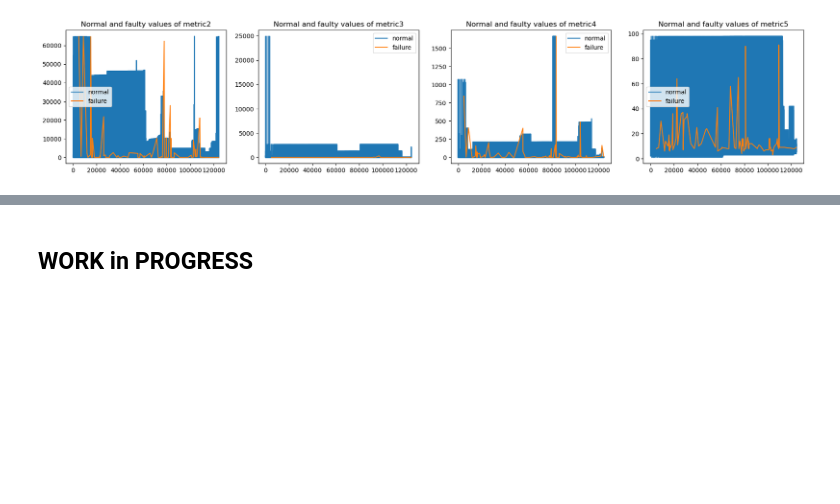
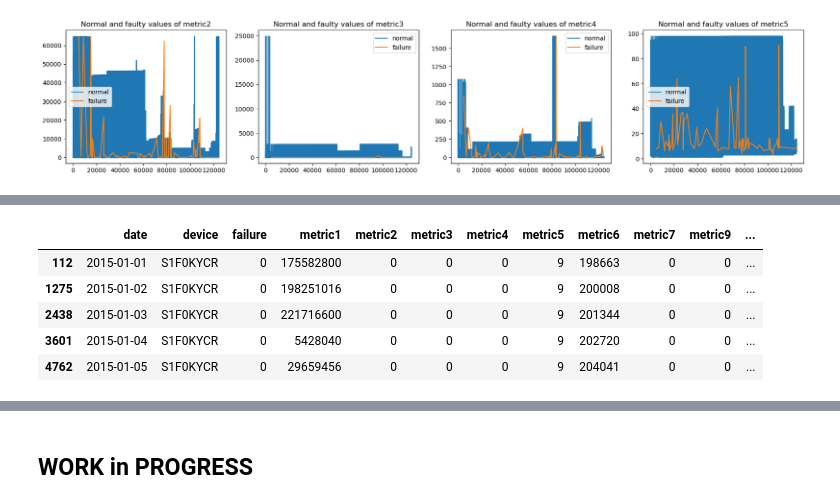
Before and after one commit to tamaricki/Projects, a Jupyter notebook: predictive_maintenance.ipynb, the cells around one changed output, grey strips where cells are left out. Drawn from its saved outputs; the diff is of its cells as text; code cells hidden in the pictures; blank space fills up the shorter version.

```diff
--- a/predictive_maintenance.ipynb
+++ b/predictive_maintenance.ipynb
@@ -120,0 +132,11 @@ plt.show()
+# %%
+#check on one device with multiple entries the
+example = data[data['device']=='S1F0KYCR']
+example.head()
+# %% [output]
+|  | date | device | failure | metric1 | metric2 | metric3 | metric4 | metric5 | metric6 | metric7 | metric9 | ... |
+| 112 | 2015-01-01 | S1F0KYCR | 0 | 175582800 | 0 | 0 | 0 | 9 | 198663 | 0 | 0 | ... |
+| 1275 | 2015-01-02 | S1F0KYCR | 0 | 198251016 | 0 | 0 | 0 | 9 | 200008 | 0 | 0 | ... |
+| 2438 | 2015-01-03 | S1F0KYCR | 0 | 221716600 | 0 | 0 | 0 | 9 | 201344 | 0 | 0 | ... |
+| 3601 | 2015-01-04 | S1F0KYCR | 0 | 5428040 | 0 | 0 | 0 | 9 | 202720 | 0 | 0 | ... |
+| 4762 | 2015-01-05 | S1F0KYCR | 0 | 29659456 | 0 | 0 | 0 | 9 | 204041 | 0 | 0 | ... |
```
Also changed, not shown: parts of 9 cells of this notebook.
